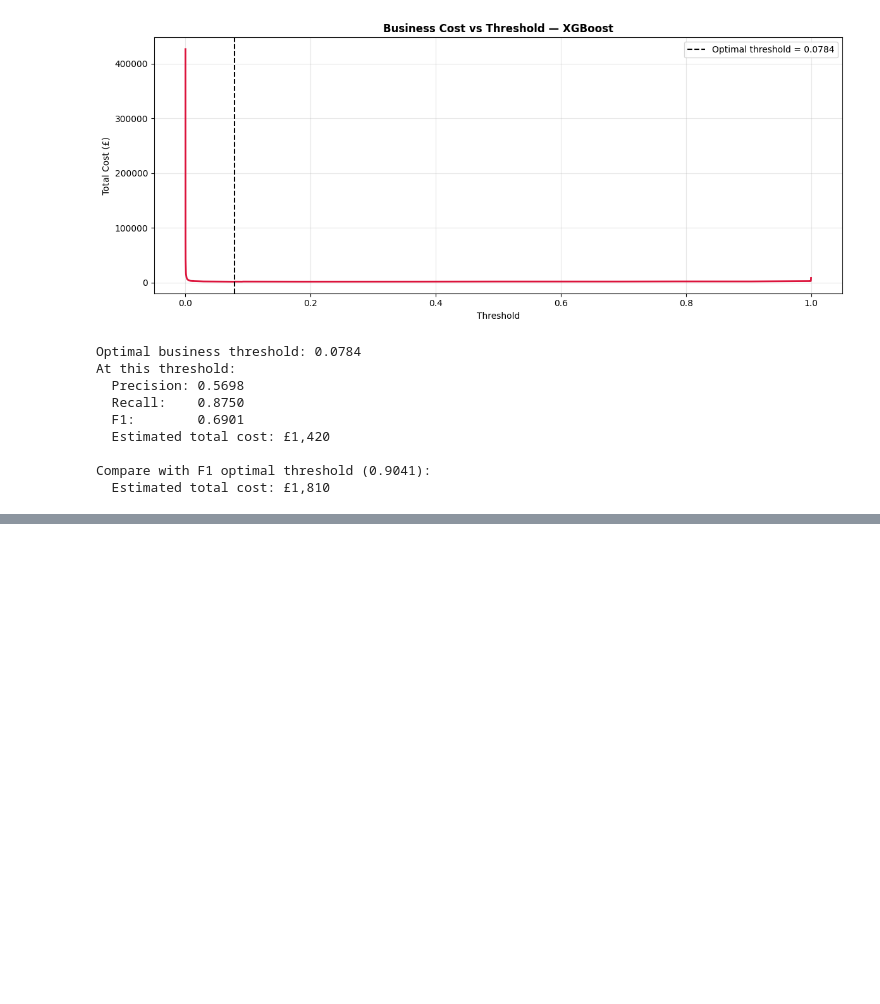
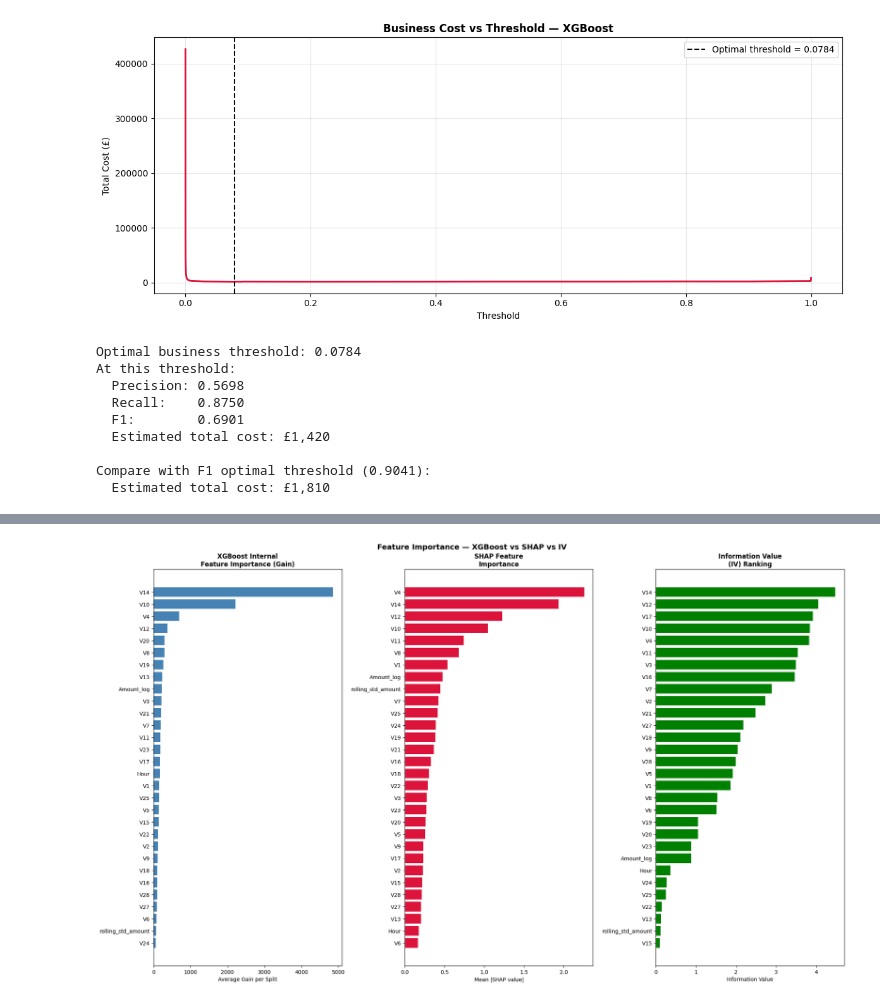
Before and after one commit to korede-folarin/fraud-detection-ml, a Jupyter notebook: notebooks/05_evaluation.ipynb, the cells around one changed output, grey strips where cells are left out. Cells and saved outputs as stored; diff of their text form; code cells hidden in the pictures; blank space fills up the shorter version.

```diff
--- a/notebooks/05_evaluation.ipynb
+++ b/notebooks/05_evaluation.ipynb
@@ -352,0 +490,45 @@ Compare with F1 optimal threshold (0.9041):
+# %%
+# compare SHAP, IV and XGBoost internal importance side by side
+fig, axes = plt.subplots(1, 3, figsize=(20, 12))
+
+# 1. XGBoost internal importance using gain
+xgb_gain = xgb_model.get_booster().get_score(importance_type='gain')
+
+# get_score returns a dict — not all features may be included
+# features not used get gain=0
+xgb_importance = pd.Series(xgb_gain)
+
+# add missing features with 0
+for col in X_validate.columns:
+    if col not in xgb_importance.index:
+        xgb_importance[col] = 0
+
+xgb_importance = xgb_importance.sort_values(ascending=True)
+
+axes[0].barh(xgb_importance.index, xgb_importance.values, color='steelblue')
+axes[0].set_title('XGBoost Internal\nFeature Importance (Gain)', fontweight='bold')
+axes[0].set_xlabel('Average Gain per Split')
+
+# 2. SHAP importance
+shap_importance = pd.Series(
+    np.abs(shap_values).mean(axis=0),
+    index=X_validate.columns
+).sort_values(ascending=True)
+
+axes[1].barh(shap_importance.index, shap_importance.values, color='crimson')
+axes[1].set_title('SHAP Feature\nImportance', fontweight='bold')
+axes[1].set_xlabel('Mean |SHAP value|')
+
+# 3. IV importance — already sorted from feature engineering
+iv_plot = iv_df.sort_values('IV', ascending=True)
+
+axes[2].barh(iv_plot.index, iv_plot['IV'].values, color='green')
+axes[2].set_title('Information Value\n(IV) Ranking', fontweight='bold')
+axes[2].set_xlabel('Information Value')
+
+plt.suptitle('Feature Importance — XGBoost vs SHAP vs IV',
+             fontweight='bold', fontsize=14)
+plt.tight_layout()
+plt.show()
+# %% [output]
+[figure, added]
```
Also changed, not shown: parts of 12 cells of this notebook, 4 other files.
